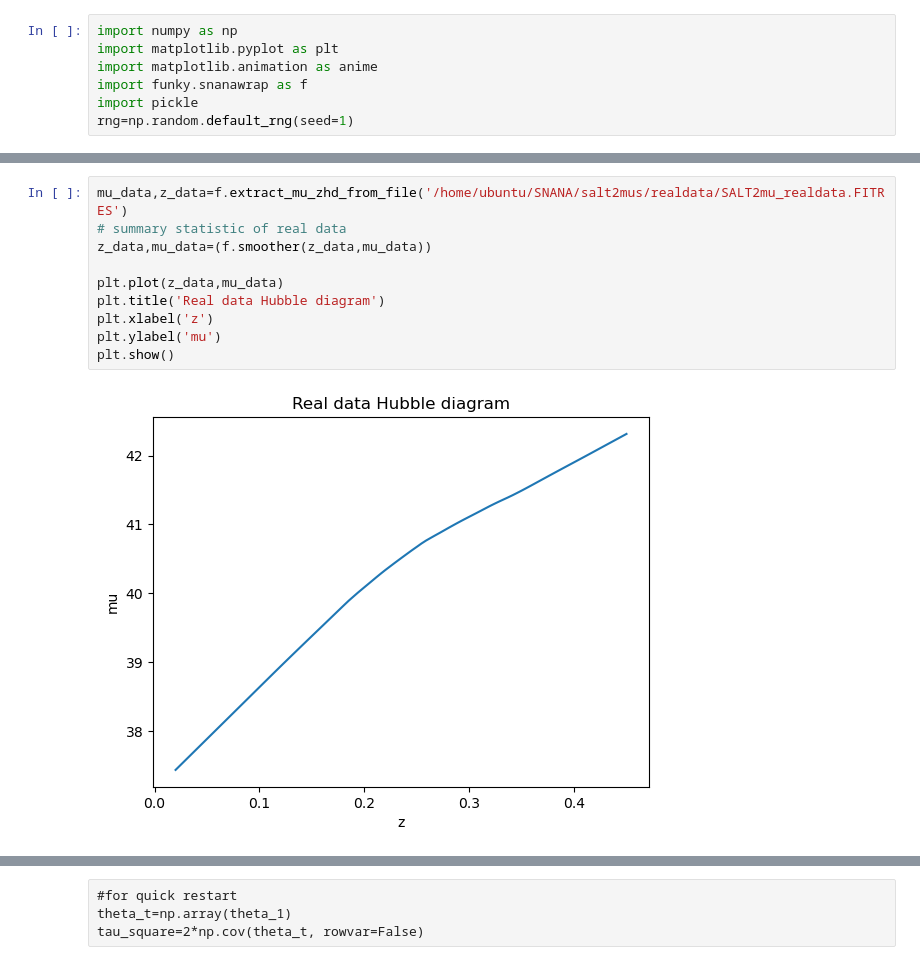
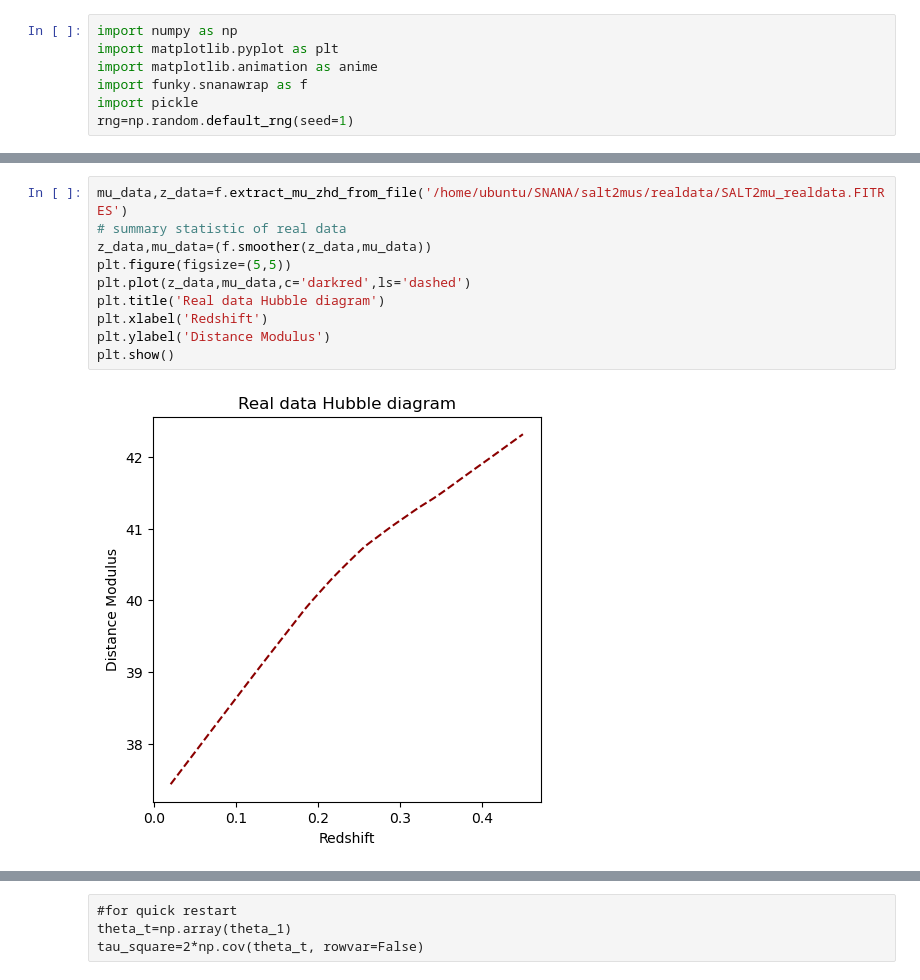
Before and after one commit to margherita-lera/SMC-ABC-for-Supernovae-Ia, a Jupyter notebook: abc_out.ipynb, the cells around one changed output, grey strips where cells are left out. Drawn from its saved outputs; the diff is of its cells as text.

```diff
--- a/abc_out.ipynb
+++ b/abc_out.ipynb
@@ -21,12 +22,12 @@ Removed /home/ubuntu/SNANA/SNROOT/SIM/prova/prova_SN000082.DAT bc no obs that t1
 # %%
 mu_data,z_data=f.extract_mu_zhd_from_file('/home/ubuntu/SNANA/salt2mus/realdata/SALT2mu_realdata.FITRES')
 # summary statistic of real data
 z_data,mu_data=(f.smoother(z_data,mu_data))
-
-plt.plot(z_data,mu_data)
+plt.figure(figsize=(5,5))
+plt.plot(z_data,mu_data,c='darkred',ls='dashed')
 plt.title('Real data Hubble diagram')
-plt.xlabel('z')
-plt.ylabel('mu')
+plt.xlabel('Redshift')
+plt.ylabel('Distance Modulus')
 plt.show()
 # %% [output]
-[figure, old version]
+[figure, new version]
```
Also changed, not shown: parts of 4 cells of this notebook, 2 other files.
